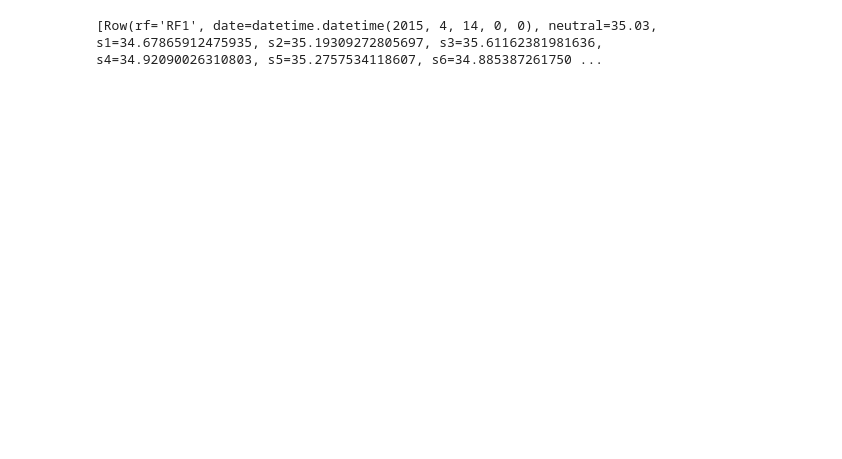
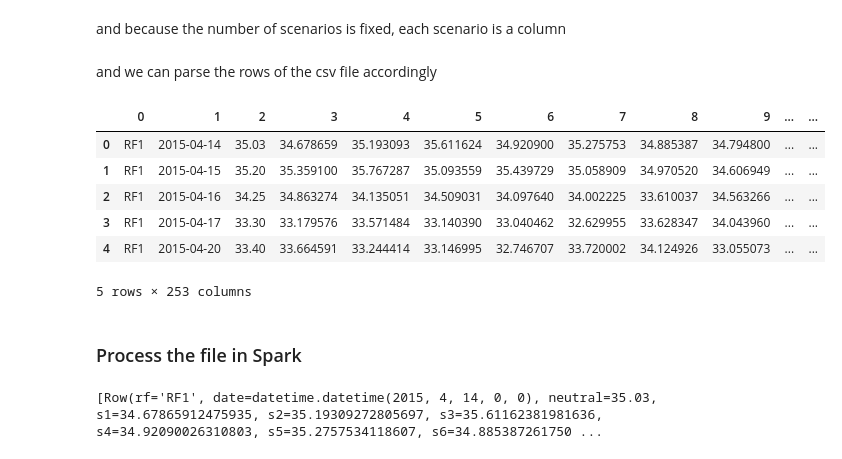
Before and after one commit to mvaz/PyData-London2015, a Jupyter notebook: notebooks/SparkScenarioAggregation.ipynb, the cells around one changed output. Cells and saved outputs as stored; diff of their text form; code cells hidden in the pictures; blank space fills up the shorter version.

Commit message:
making the Spark tutorial human readable

```diff
--- a/SparkTest.ipynb
+++ b/notebooks/SparkScenarioAggregation.ipynb
@@ -14,5 +23,7 @@ import numpy as np
 # %%
 RFScenario = namedtuple('RFScenario', ('rf', 'date', 'neutral', 'scenarios'))
+# %% [markdown]
+and because the number of scenarios is fixed, each scenario is a column
 # %%
 def construct_scenarios_type(number_scenarios=250, name = 'Scenarios'):
     names = ['rf', 'date', 'neutral']
@@ -25,3 +36,17 @@ Scenarios, scenario_cols = construct_scenarios_type()
+# %% [markdown]
+and we can parse the rows of the csv file accordingly
+# %%
+DATA_DIR = os.path.join(os.pardir, 'data')
+csv_filename = os.path.join(DATA_DIR, "scenarios2.csv")
+pd.read_csv(csv_filename, header=None).head()
+# %% [output]
+|  | 0 | 1 | 2 | 3 | 4 | 5 | 6 | 7 | 8 | 9 | ... | ... |
+| 0 | RF1 | 2015-04-14 | 35.03 | 34.678659 | 35.193093 | 35.611624 | 34.920900 | 35.275753 | 34.885387 | 34.794800 | ... | ... |
+| 1 | RF1 | 2015-04-15 | 35.20 | 35.359100 | 35.767287 | 35.093559 | 35.439729 | 35.058909 | 34.970520 | 34.606949 | ... | ... |
+| 2 | RF1 | 2015-04-16 | 34.25 | 34.863274 | 34.135051 | 34.509031 | 34.097640 | 34.002225 | 33.610037 | 34.563266 | ... | ... |
+| 3 | RF1 | 2015-04-17 | 33.30 | 33.179576 | 33.571484 | 33.140390 | 33.040462 | 32.629955 | 33.628347 | 34.043960 | ... | ... |
+| 4 | RF1 | 2015-04-20 | 33.40 | 33.664591 | 33.244414 | 33.146995 | 32.746707 | 33.720002 | 34.124926 | 33.055073 | ... | ... |
+5 rows × 253 columns
 # %%
 from pyspark.mllib.linalg import Vectors, DenseVector, SparseVector, _convert_to_vector
 def parse(row):
@@ -45,3 +68,5 @@ csv_filename = "data/scenarios2.csv"
+# %% [markdown]
+### Process the file in Spark
 # %%
 lines = sc.textFile(csv_filename)
 parts = lines.map(lambda l: l.split(","))
```
Also changed, not shown: parts of 11 cells of this notebook, 2 other files.
